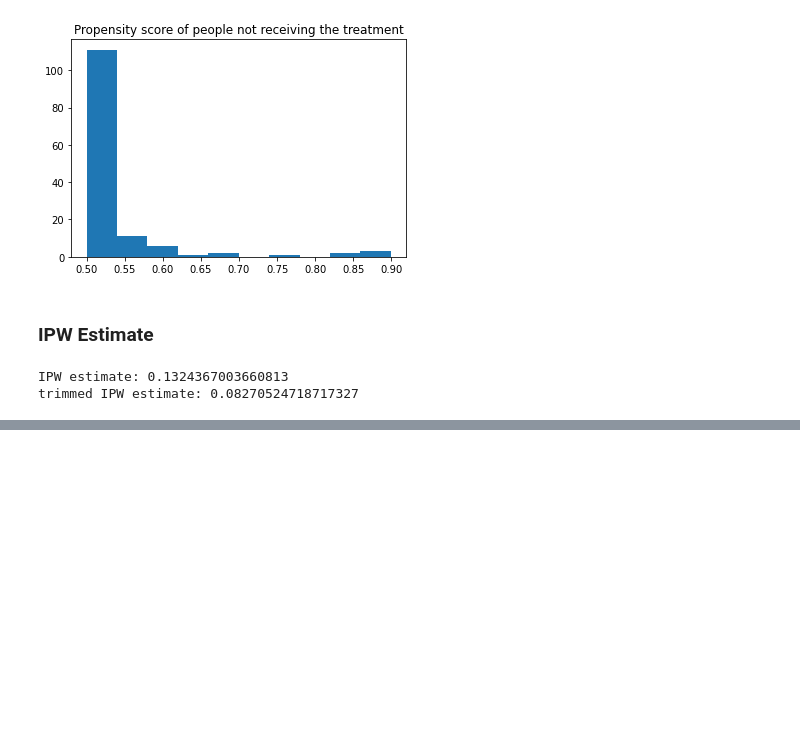
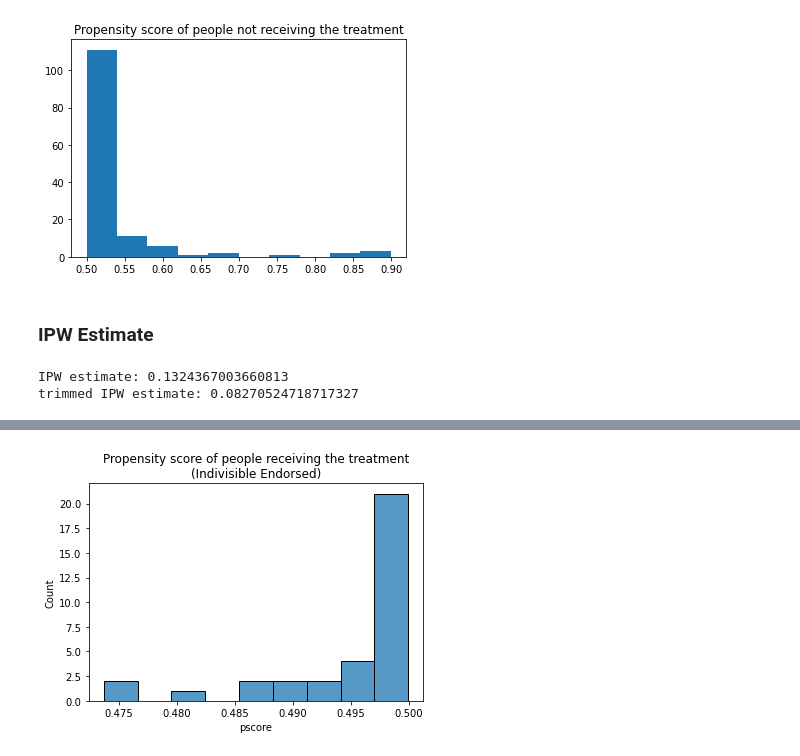
Before and after one commit to tetsu2001/102-project, a Jupyter notebook: aileen/ipw.ipynb, the cells around one changed output, grey strips where cells are left out. Saved outputs shown, nothing was run; the diff lists cells and outputs as text; code cells hidden in the pictures; blank space fills up the shorter version.

```diff
--- a/aileen/ipw.ipynb
+++ b/aileen/ipw.ipynb
@@ -558,0 +462,6 @@ Our 95% confidence interval ranges from -0.034 to 0.191
+# %%
+sns.histplot(ind[ind['Indivisible Endorsed?'] == 1]['pscore'])
+plt.title("Propensity score of people receiving the treatment\n(Indivisible Endorsed)")
+plt.savefig('indivisible_treat.png');
+# %% [output]
+[figure, added]
```
Also changed, not shown: parts of 65 cells of this notebook, 2 other files.
